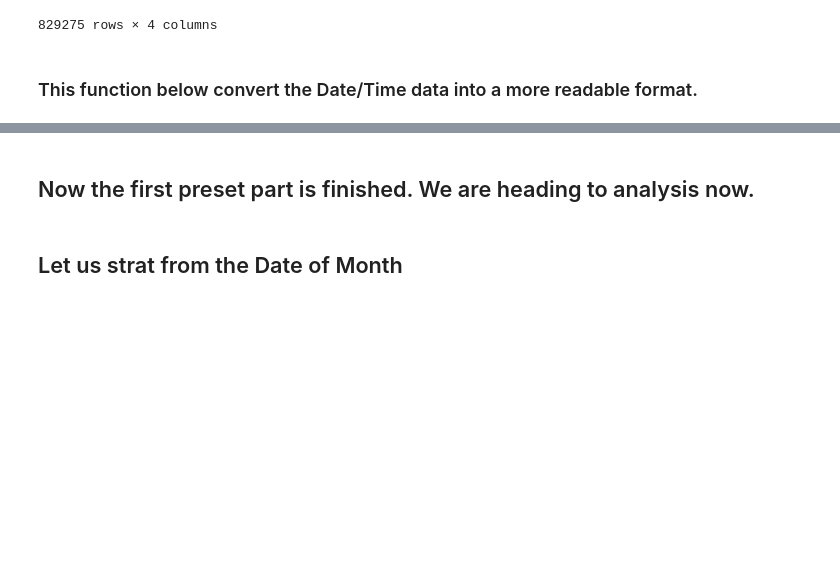
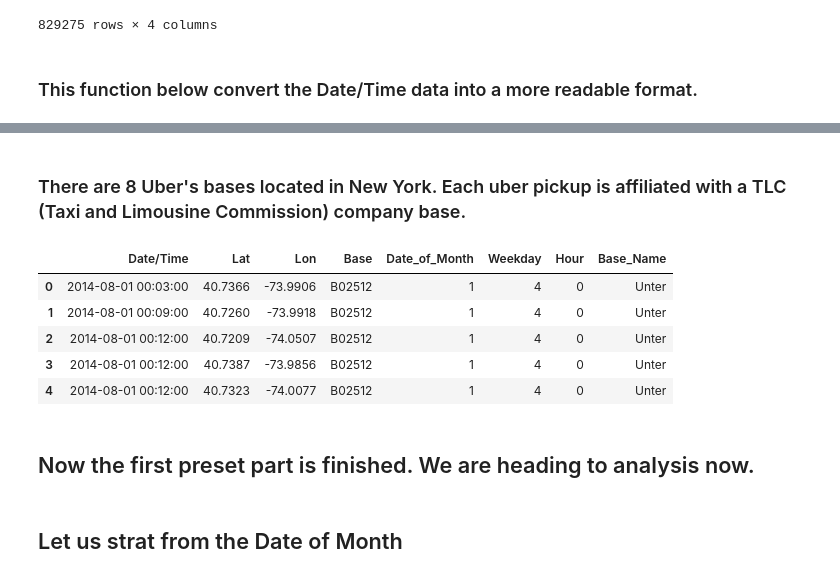
Before and after one commit to ArnoDYD/me, a Jupyter notebook: Data/Uber Data Project.ipynb, the cells around one changed output, grey strips where cells are left out. Saved outputs shown, nothing was run; the diff lists cells and outputs as text; code cells hidden in the pictures; blank space fills up the shorter version.

```diff
--- a/Data/Uber Data Project.ipynb
+++ b/Data/Uber Data Project.ipynb
@@ -65,6 +65,39 @@ def get_hour(dt):
     return dt.hour
 # %%
 data['Hour'] = data['Date/Time'].map(get_hour)
+# %%
+Base = 'B02512'
+# %%
+def get_base_name(Base):
+    if Base == "B02512":
+        return "Unter"
+    elif Base == "B02598":
+        return "Hinter"
+    elif Base == "B02617":
+        return"Weiter"
+    elif Base == "B02682":
+        return "Schmecken"
+    elif Base == "B02764":
+        return "Danach-NY"
+    elif Base == "B02765":
+        return "Grun"
+    elif Base == "B02835":
+        return "Dreist"
+    elif Base == "B02836":
+        return "Drinnen"
+# %%
+data['Base_Name'] = data['Base'].map(get_base_name)
+# %% [markdown]
+### There are 8 Uber's bases located in New York. Each uber pickup is affiliated with a TLC (Taxi and Limousine Commission) company base.
+# %%
+data.head()
+# %% [output]
+|  | Date/Time | Lat | Lon | Base | Date_of_Month | Weekday | Hour | Base_Name |
+| 0 | 2014-08-01 00:03:00 | 40.7366 | -73.9906 | B02512 | 1 | 4 | 0 | Unter |
+| 1 | 2014-08-01 00:09:00 | 40.7260 | -73.9918 | B02512 | 1 | 4 | 0 | Unter |
+| 2 | 2014-08-01 00:12:00 | 40.7209 | -74.0507 | B02512 | 1 | 4 | 0 | Unter |
+| 3 | 2014-08-01 00:12:00 | 40.7387 | -73.9856 | B02512 | 1 | 4 | 0 | Unter |
+| 4 | 2014-08-01 00:12:00 | 40.7323 | -74.0077 | B02512 | 1 | 4 | 0 | Unter |
 # %% [markdown]
 ## Now the first preset part is finished. We are heading to analysis now.
 # %% [markdown]
```
Also changed, not shown: parts of 8 cells of this notebook.
